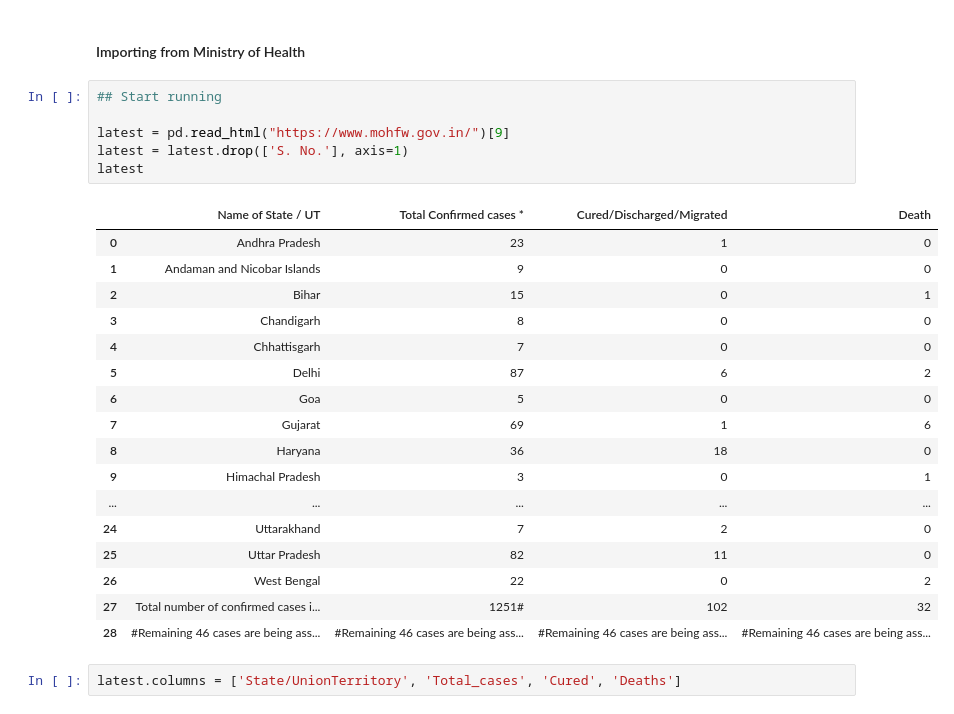
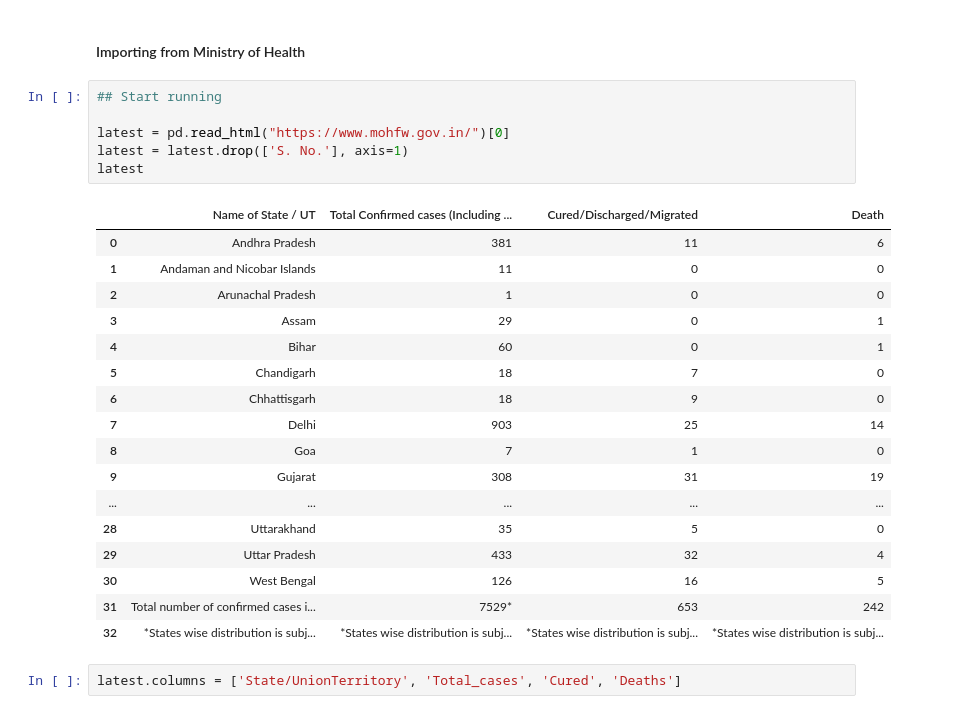
Before and after one commit to subhmm/COVID19IN, a Jupyter notebook: covid19IN.ipynb, the cells around one changed output. Saved outputs shown, nothing was run; the diff lists cells and outputs as text.

```diff
--- a/covid19IN.ipynb
+++ b/covid19IN.ipynb
@@ -17,27 +17,27 @@ import seaborn as sns
 # %%
 ## Start running
 
-latest = pd.read_html("https://www.mohfw.gov.in/")[9]
+latest = pd.read_html("https://www.mohfw.gov.in/")[0]
 latest = latest.drop(['S. No.'], axis=1)
 latest
 # %% [output]
-|  | Name of State / UT | Total Confirmed cases * | Cured/Discharged/Migrated | Death |
-| 0 | Andhra Pradesh | 23 | 1 | 0 |
-| 1 | Andaman and Nicobar Islands | 9 | 0 | 0 |
-| 2 | Bihar | 15 | 0 | 1 |
-| 3 | Chandigarh | 8 | 0 | 0 |
-| 4 | Chhattisgarh | 7 | 0 | 0 |
-| 5 | Delhi | 87 | 6 | 2 |
-| 6 | Goa | 5 | 0 | 0 |
-| 7 | Gujarat | 69 | 1 | 6 |
-| 8 | Haryana | 36 | 18 | 0 |
-| 9 | Himachal Pradesh | 3 | 0 | 1 |
+|  | Name of State / UT | Total Confirmed cases (Including ... | Cured/Discharged/Migrated | Death |
+| 0 | Andhra Pradesh | 381 | 11 | 6 |
+| 1 | Andaman and Nicobar Islands | 11 | 0 | 0 |
+| 2 | Arunachal Pradesh | 1 | 0 | 0 |
+| 3 | Assam | 29 | 0 | 1 |
+| 4 | Bihar | 60 | 0 | 1 |
+| 5 | Chandigarh | 18 | 7 | 0 |
+| 6 | Chhattisgarh | 18 | 9 | 0 |
+| 7 | Delhi | 903 | 25 | 14 |
+| 8 | Goa | 7 | 1 | 0 |
+| 9 | Gujarat | 308 | 31 | 19 |
 | ... | ... | ... | ... | ... |
-| 24 | Uttarakhand | 7 | 2 | 0 |
-| 25 | Uttar Pradesh | 82 | 11 | 0 |
-| 26 | West Bengal | 22 | 0 | 2 |
-| 27 | Total number of confirmed cases i... | 1251# | 102 | 32 |
-| 28 | #Remaining 46 cases are being ass... | #Remaining 46 cases are being ass... | #Remaining 46 cases are being ass... | #Remaining 46 cases are being ass... |
+| 28 | Uttarakhand | 35 | 5 | 0 |
+| 29 | Uttar Pradesh | 433 | 32 | 4 |
+| 30 | West Bengal | 126 | 16 | 5 |
+| 31 | Total number of confirmed cases i... | 7529* | 653 | 242 |
+| 32 | *States wise distribution is subj... | *States wise distribution is subj... | *States wise distribution is subj... | *States wise distribution is subj... |
 # %%
 latest.columns = ['State/UnionTerritory', 'Total_cases', 'Cured', 'Deaths']
 # %%
```
Also changed, not shown: parts of 15 cells of this notebook, 1 other file.
